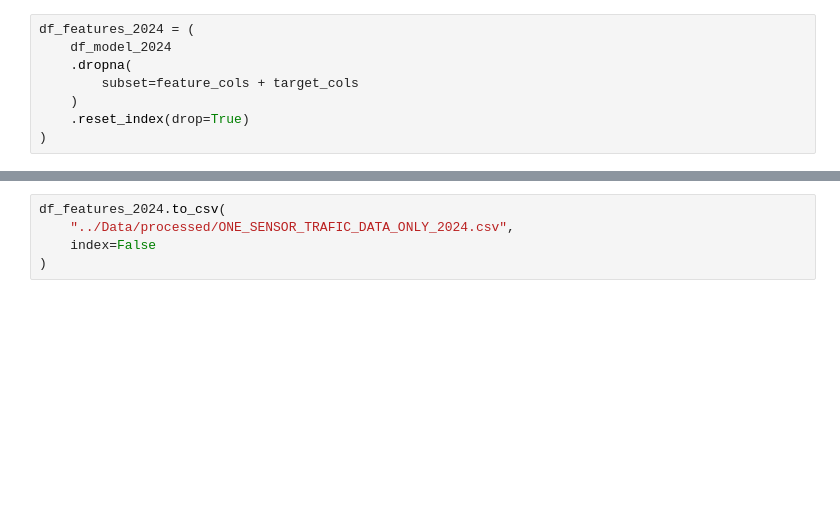
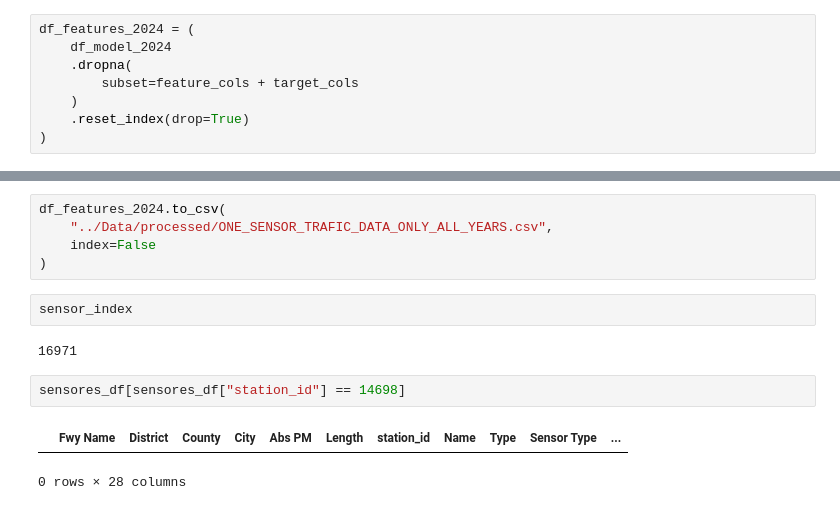
Before and after one commit to manolisfcb/END-TO-END-MLPROJECT, a Jupyter notebook: traffic-prediction-forecasting/analysis/EDA.ipynb, the cells around one changed output, grey strips where cells are left out. Saved outputs shown, nothing was run; the diff lists cells and outputs as text; blank space fills up the shorter version.

```diff
--- a/traffic-prediction-forecasting/analysis/EDA.ipynb
+++ b/traffic-prediction-forecasting/analysis/EDA.ipynb
@@ -1419,5 +1422,14 @@ Removed: 42
 # %%
 df_features_2024.to_csv(
-    "../Data/processed/ONE_SENSOR_TRAFIC_DATA_ONLY_2024.csv",
+    "../Data/processed/ONE_SENSOR_TRAFIC_DATA_ONLY_ALL_YEARS.csv",
     index=False
 )
+# %%
+sensor_index
+# %% [output]
+16971
+# %%
+sensores_df[sensores_df["station_id"] == 14698]
+# %% [output]
+|  | Fwy Name | District | County | City | Abs PM | Length | station_id | Name | Type | Sensor Type | ... |
+0 rows × 28 columns
```
Also changed, not shown: parts of 17 cells of this notebook, 1 other file.
